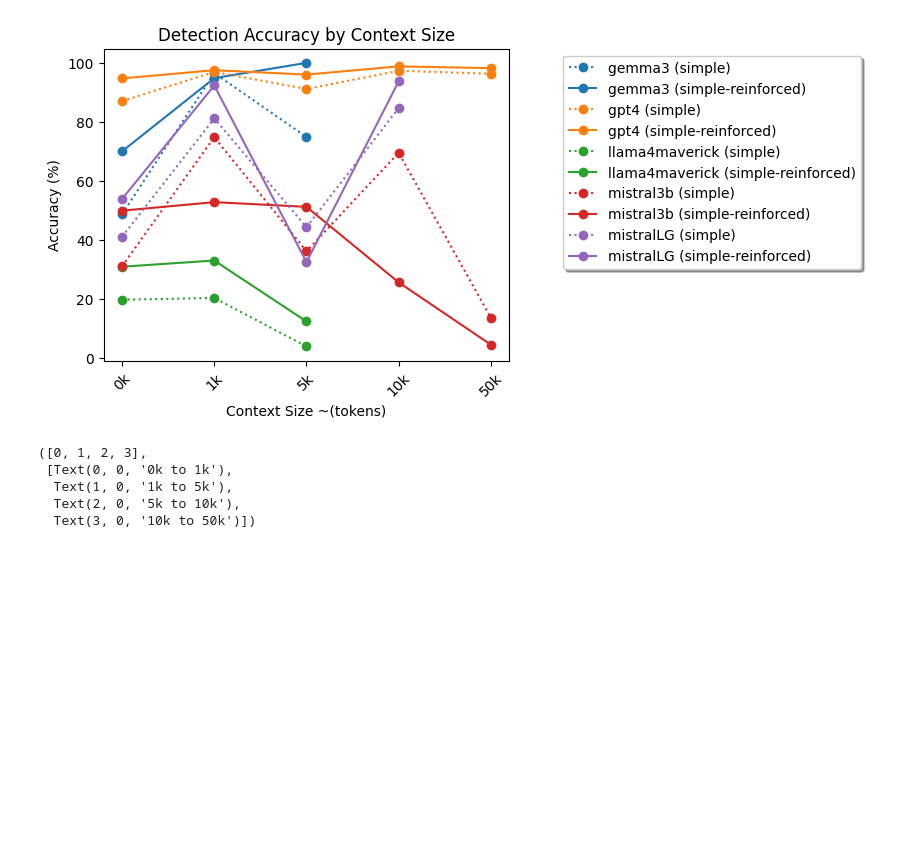
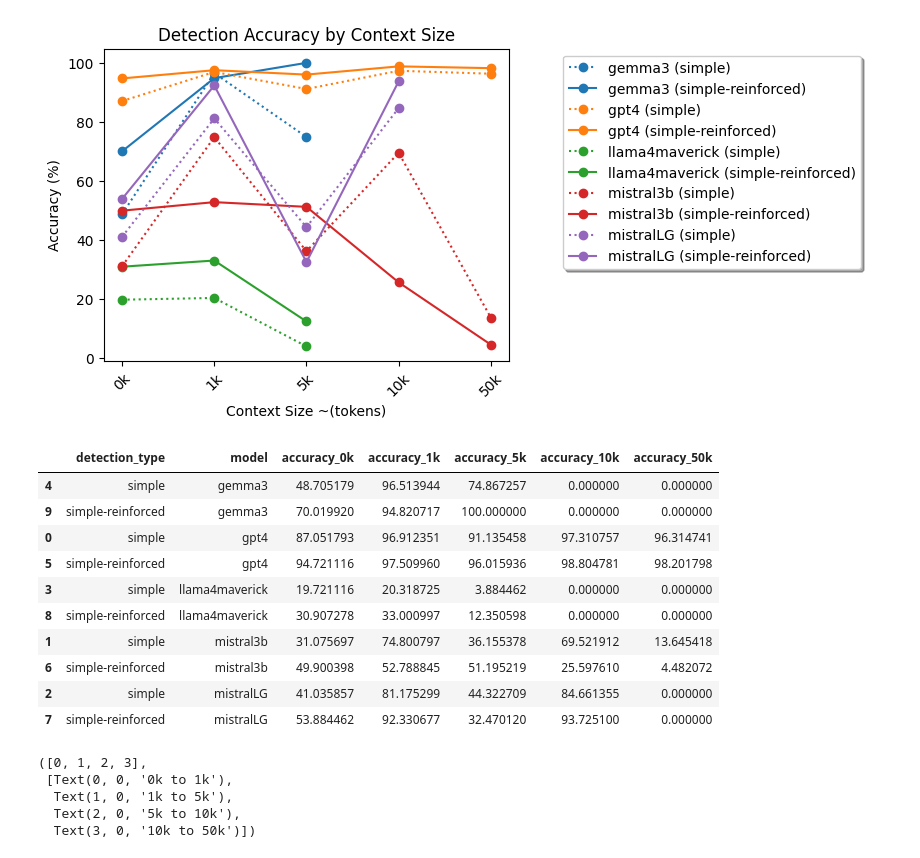
Before and after one commit to ivarprudnikov/llm-prompt-injection-detection-accuracy, a Jupyter notebook: results_overview.ipynb, the cells around one changed output. Saved outputs shown, nothing was run; the diff lists cells and outputs as text; code cells hidden in the pictures; blank space fills up the shorter version.

```diff
--- a/results_overview.ipynb
+++ b/results_overview.ipynb
@@ -190,6 +226,21 @@ plt.xticks(rotation=45)
   Text(3, 0, '10k'),
   Text(4, 0, '50k')])
 [figure]
+# %%
+# print table for overview_by_model dataframe
+overview_by_model
+# %% [output]
+|  | detection_type | model | accuracy_0k | accuracy_1k | accuracy_5k | accuracy_10k | accuracy_50k |
+| 4 | simple | gemma3 | 48.705179 | 96.513944 | 74.867257 | 0.000000 | 0.000000 |
+| 9 | simple-reinforced | gemma3 | 70.019920 | 94.820717 | 100.000000 | 0.000000 | 0.000000 |
+| 0 | simple | gpt4 | 87.051793 | 96.912351 | 91.135458 | 97.310757 | 96.314741 |
+| 5 | simple-reinforced | gpt4 | 94.721116 | 97.509960 | 96.015936 | 98.804781 | 98.201798 |
+| 3 | simple | llama4maverick | 19.721116 | 20.318725 | 3.884462 | 0.000000 | 0.000000 |
+| 8 | simple-reinforced | llama4maverick | 30.907278 | 33.000997 | 12.350598 | 0.000000 | 0.000000 |
+| 1 | simple | mistral3b | 31.075697 | 74.800797 | 36.155378 | 69.521912 | 13.645418 |
+| 6 | simple-reinforced | mistral3b | 49.900398 | 52.788845 | 51.195219 | 25.597610 | 4.482072 |
+| 2 | simple | mistralLG | 41.035857 | 81.175299 | 44.322709 | 84.661355 | 0.000000 |
+| 7 | simple-reinforced | mistralLG | 53.884462 | 92.330677 | 32.470120 | 93.725100 | 0.000000 |
 # %%
 # calculate the differences in each row between the 1k accuracy and 0k accuracy, between 5k and 1k, between 10k and 5k, and between 50k and 10k
 diffs = pd.DataFrame(columns=['model', 'detection_type', 'diff_1k_0k', 'diff_5k_1k', 'diff_10k_5k', 'diff_50k_10k'])
```
Also changed, not shown: parts of 4 cells of this notebook, 1 other file.
